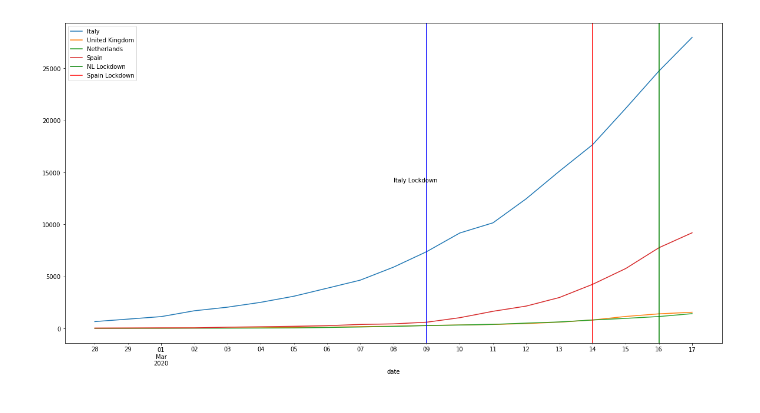
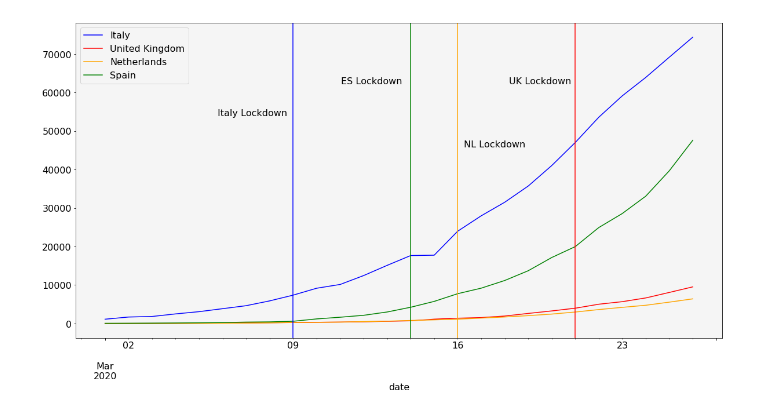
Before and after one commit to gcatanese/Corona-Virus-WHO-Data, a Jupyter notebook: jupyter/total_cases_plotting.ipynb, the cells around one changed output. Drawn from its saved outputs; the diff is of its cells as text; code cells hidden in the pictures.

Commit message:
Plot total cases IT NL ES UK against lockdown dates

```diff
--- a/jupyter/total_cases_plotting.ipynb
+++ b/jupyter/total_cases_plotting.ipynb
@@ -5,8 +5,8 @@ import matplotlib.pyplot as plt
 filename = '../data/csv/total_cases.csv'
 df = pd.read_csv(filename)
 # %%
-d_from = '2020-02-28'
-d_to = '2020-03-18'
+d_from = '2020-03-01'
+d_to = '2020-03-31'
 
 df = df[(df['date'] >= d_from) & (df['date'] <= d_to)]
 df['date'] = pd.to_datetime(df['date'])
@@ -15,27 +34,46 @@ all_data = df[['date', 'Italy', 'United Kingdom', 'Netherlands', 'Spain']]
 # %%
 import datetime
-ax = all_data.plot(figsize=(20,10), x='date')
 
-plt.axvline(x= datetime.datetime(2020, 3, 9, 0, 0), color = 'blue')
-plt.axvline(x= datetime.datetime(2020, 3, 16, 0, 0), color = 'green', label = 'NL Lockdown')
-plt.axvline(x= datetime.datetime(2020, 3, 14, 0, 0), color = 'red', label = 'Spain Lockdown')
+plt.rcParams.update({'font.size': 16})
+plt.rcParams['axes.facecolor'] = 'whitesmoke'
+
+ax = all_data.plot(figsize=(20,10), x='date', color=('b','r','orange','g'))
+
+
+plt.axvline(x= datetime.datetime(2020, 3, 9, 0, 0), color = 'b')  # IT lockdown
+plt.axvline(x= datetime.datetime(2020, 3, 21, 0, 0), color = 'r') # UK lockdown
+plt.axvline(x= datetime.datetime(2020, 3, 16, 0, 0), color = 'orange') # NL lockdown
+plt.axvline(x= datetime.datetime(2020, 3, 14, 0, 0), color = 'g') # ES lockdown
 plt.legend()
 
-left, width = .50, .5
-bottom, height = .50, .5
+left, width = .05, .5
+bottom, height = .70, .5
 right = left + width
 top = bottom + height
 
-ax.text(.50, bottom, 'Italy Lockdown',
+#ax.xaxis.set_major_locator(MultipleLocator(1))
+
+
+ax.text(.22, .70, 'Italy Lockdown',
         horizontalalignment='left',
         verticalalignment='bottom',
         transform=ax.transAxes)
 
-ax.text(left, bottom, 'Italy Lockdown',
+ax.text(.60, .60, 'NL Lockdown',
+        horizontalalignment='left',
+        verticalalignment='bottom',
+        transform=ax.transAxes)
+
+ax.text(.67, .80, 'UK Lockdown',
+        horizontalalignment='left',
+        verticalalignment='bottom',
+        transform=ax.transAxes)
+
+ax.text(.41, .80, 'ES Lockdown',
         horizontalalignment='left',
         verticalalignment='bottom',
         transform=ax.transAxes)
 
 plt.show()
 # %% [output]
-[figure, old version]
+[figure, new version]
```
Also changed, not shown: parts of 1 cell of this notebook, 1 other file.
